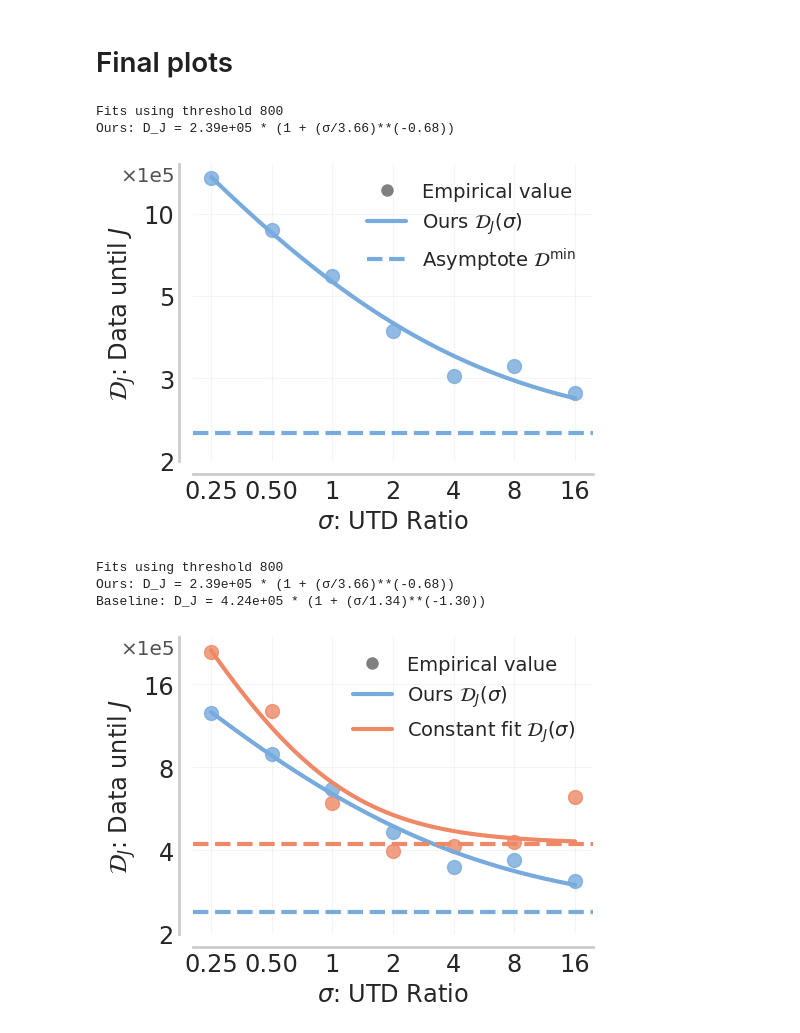
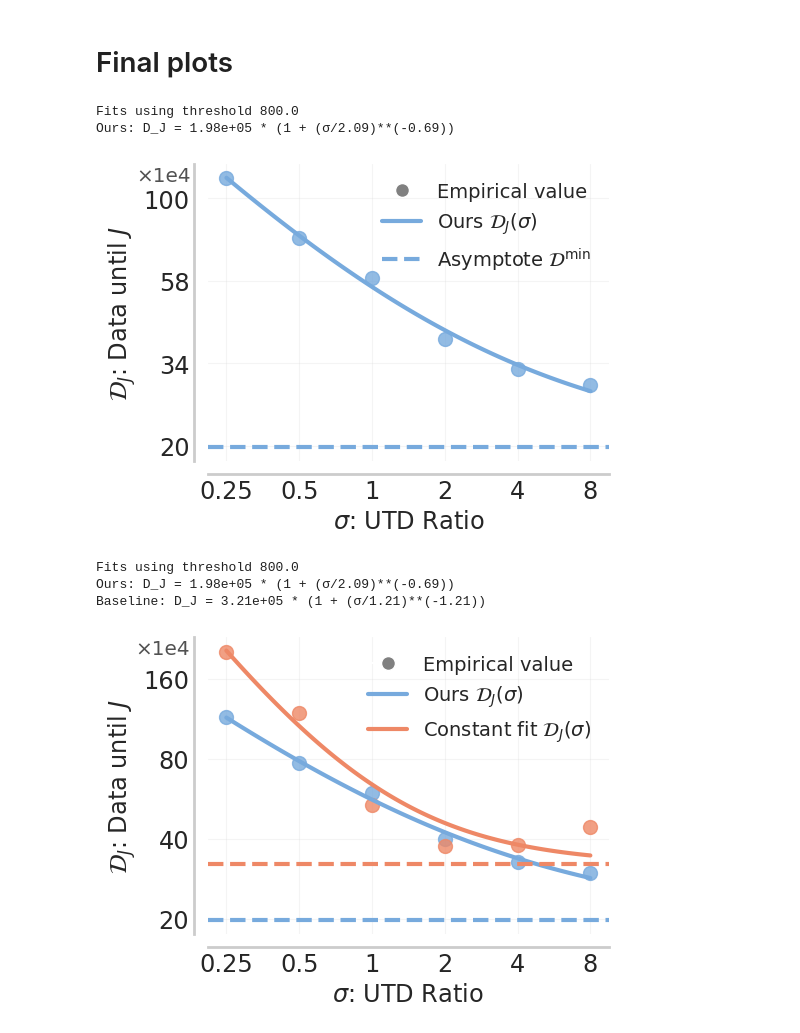
Before and after one commit to prestonfu/qscaled, a Jupyter notebook: experiments/2_fitted/gym_explore.ipynb, the cells around one changed output. Cells and saved outputs as stored; diff of their text form; code cells hidden in the pictures.

```diff
--- a/experiments/2_fitted/gym_explore.ipynb
+++ b/experiments/2_fitted/gym_explore.ipynb
@@ -25,15 +27,15 @@ config_input = dict(
     sweep_name='gym_sweep',
     sweep_slope_type='shared',
     max_returns={
-        'HalfCheetah-v4': 7300 * 1.25,
-        'Walker2d-v4': 4000 * 1.25,
-        'Ant-v4': 5300 * 1.25,
-        'Humanoid-v4': 5200 * 1.25,
+        'HalfCheetah-v4': 9800,
+        'Walker2d-v4': 4950,
+        'Ant-v4': 6625,
+        'Humanoid-v4': 6450,
     },
     returns_key='episode/return',
-    thresholds=[200, 300, 400, 500, 600, 700, 800],
+    thresholds=1000 - np.logspace(np.log10(1000 - 300), np.log10(1000 - 800), 10),
     model_size=1.5e5,  # Number of critic parameters
-    budget_delta=5e9,
+    budget_delta=4e9,
     budget_extrapolate_top_k=2,
 )
 
@@ -75,11 +77,11 @@ be deterministic.
 # %%
 ours_df = fetch_zip_data(fitted_config, use_cached=True)
 ours_df = bootstrap_crossings(
-    ours_df, fitted_config.thresholds, fitted_config.name, use_cached=True
+    ours_df, fitted_config.thresholds, fitted_config.name, use_cached=False
 )
 baseline_df = fetch_zip_data(baseline_config, use_cached=True)
 baseline_df = bootstrap_crossings(
-    baseline_df, baseline_config.thresholds, baseline_config.name, use_cached=True
+    baseline_df, baseline_config.thresholds, baseline_config.name, use_cached=False
 )
 envs = get_envs(ours_df)
 utds = get_utds(ours_df)
@@ -95,5 +97,9 @@ learning_curves.plot_per_env_utd(ours_df, baseline_df, fitted_config.thresholds)
 # %%
 ours_env_data_efficiency_dict = data_efficiency.compute_data_efficiency_per_env(ours_df, envs)
-baseline_env_data_efficiency_dict = data_efficiency.compute_data_efficiency_per_env(baseline_df, envs)
-data_efficiency.plot_data_efficiency_per_env(ours_env_data_efficiency_dict, baseline_env_data_efficiency_dict, envs)
+baseline_env_data_efficiency_dict = data_efficiency.compute_data_efficiency_per_env(
+    baseline_df, envs
+)
+data_efficiency.plot_data_efficiency_per_env(
+    ours_env_data_efficiency_dict, baseline_env_data_efficiency_dict, envs
+)
 # %% [output]
@@ -145,27 +151,31 @@ set_theme()
 # %%
 utd_data_pareto_fit_input = dict(
     ours_fits=ours_data_pareto_fits,
     ours_normalized_times_all=ours_normalized_times_all,
     ours_median_median=ours_median_median,
     baseline_fits=baseline_data_pareto_fits,
     baseline_normalized_times_all=baseline_normalized_times_all,
     baseline_median_median=baseline_median_median,
     utds=utds,
     thresholds=fitted_config.thresholds,
     threshold_idx=-1,
-    yscale='1e5',
+    yscale='1e4',
 )
 
-data_efficiency.plot_clean_utd_data_pareto_fit(**utd_data_pareto_fit_input, ylim=(2e5, 10e5), show_baseline=False)
-data_efficiency.plot_clean_utd_data_pareto_fit(**utd_data_pareto_fit_input, ylim=(2e5, 16e5), show_baseline=True)
+data_efficiency.plot_clean_utd_data_pareto_fit(
+    **utd_data_pareto_fit_input, ylim=(20e4, 100e4), show_baseline=False
+)
+data_efficiency.plot_clean_utd_data_pareto_fit(
+    **utd_data_pareto_fit_input, ylim=(20e4, 160e4), show_baseline=True
+)
 # %% [output]
-Fits using threshold 800
-Ours: D_J = 2.39e+05 * (1 + (σ/3.66)**(-0.68))
+Fits using threshold 800.0
+Ours: D_J = 1.98e+05 * (1 + (σ/2.09)**(-0.69))
-[figure, old version]
+[figure, new version]
-Fits using threshold 800
-Ours: D_J = 2.39e+05 * (1 + (σ/3.66)**(-0.68))
-Baseline: D_J = 4.24e+05 * (1 + (σ/1.34)**(-1.30))
+Fits using threshold 800.0
+Ours: D_J = 1.98e+05 * (1 + (σ/2.09)**(-0.69))
+Baseline: D_J = 3.21e+05 * (1 + (σ/1.21)**(-1.21))
-[figure, old version]
+[figure, new version]
 # %%
 utd_to_batch_size_fn = linear_fit.get_fit_mean_batch_size(
     envs, '../outputs', fitted_config.sweep_name, fitted_config.sweep_slope_type
```
Also changed, not shown: parts of 9 cells of this notebook, 22 other files.
